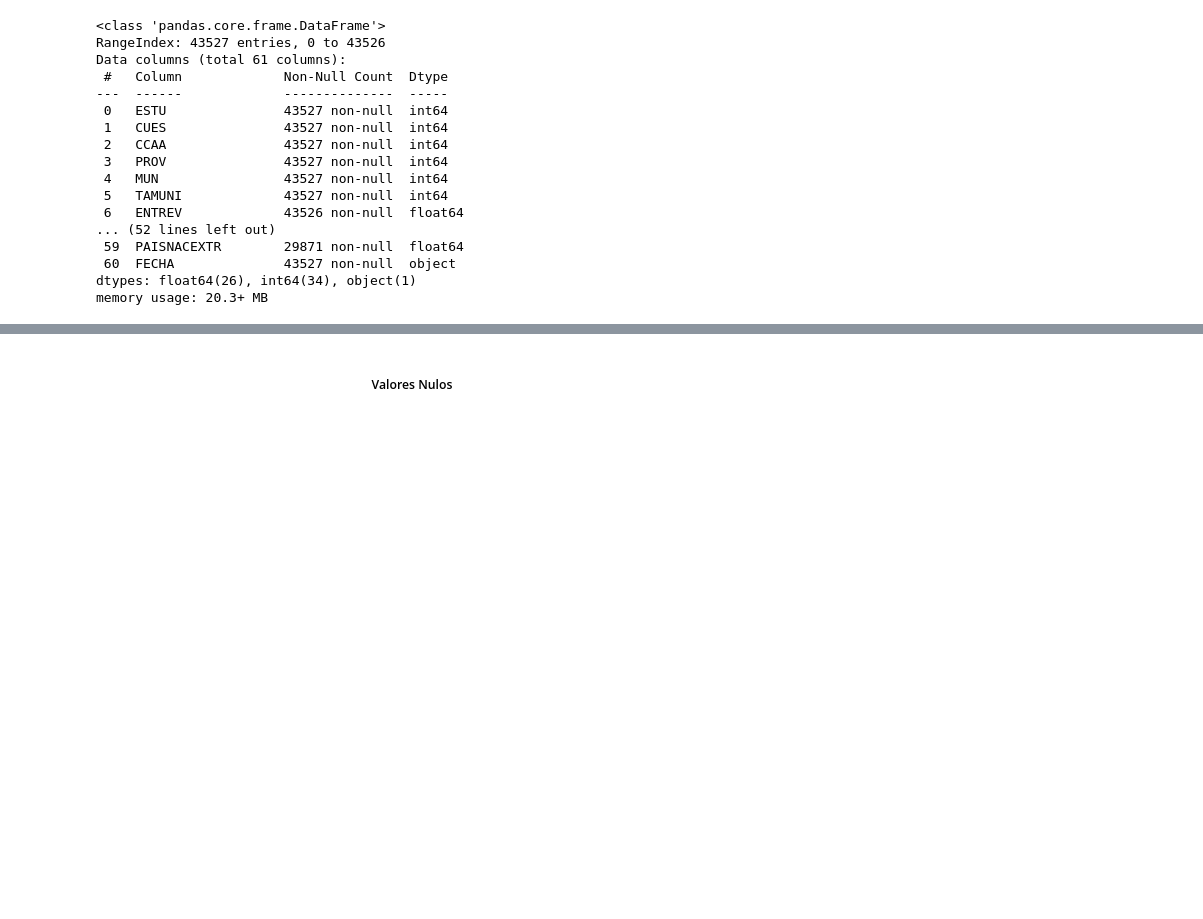
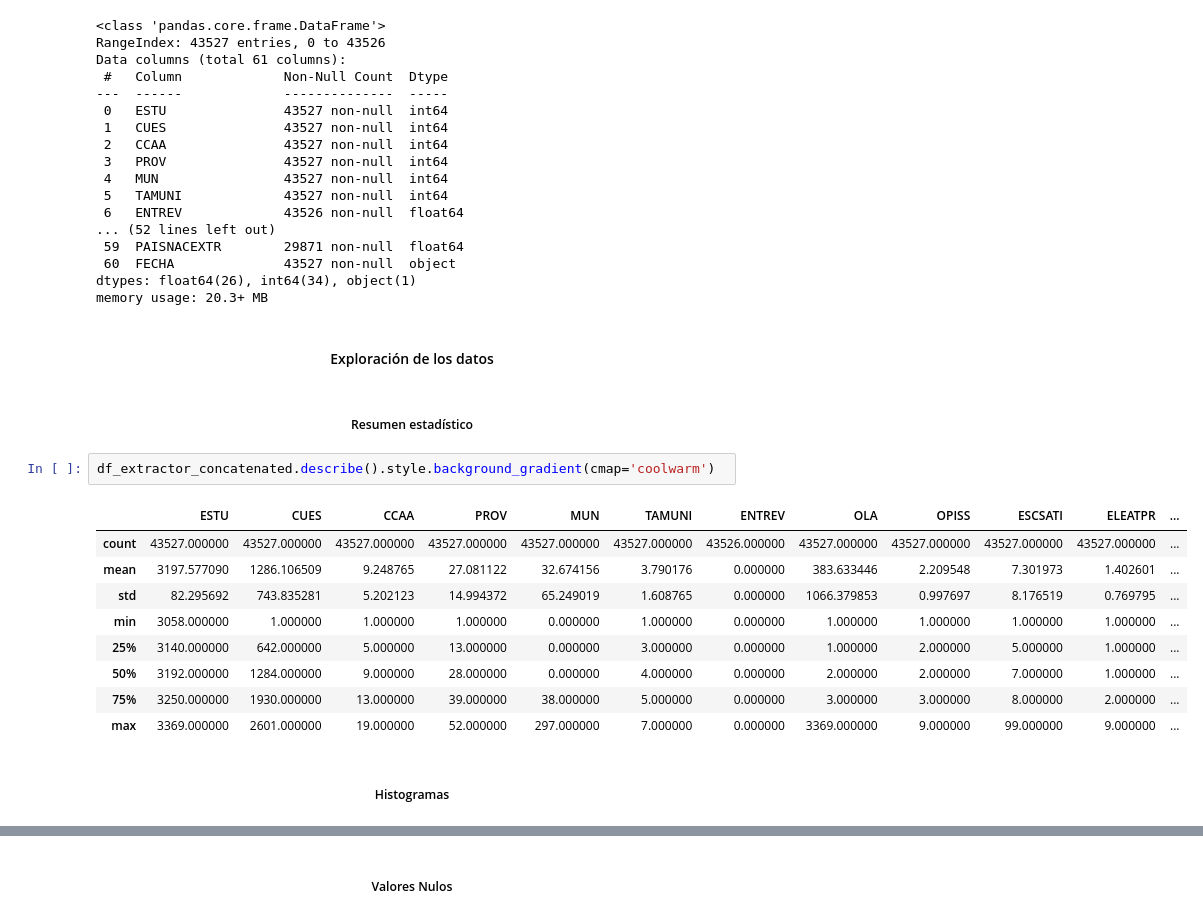
Before and after one commit to AmayaJ/TFG, a Jupyter notebook: amaya_tfg.ipynb, the cells around one changed output, grey strips where cells are left out. Saved outputs shown, nothing was run; the diff lists cells and outputs as text; blank space fills up the shorter version.

```diff
--- a/amaya_tfg.ipynb
+++ b/amaya_tfg.ipynb
@@ -486,3 +505,21 @@ Data columns (total 61 columns):
  60  FECHA              43527 non-null  object
 dtypes: float64(26), int64(34), object(1)
 memory usage: 20.3+ MB
+# %% [markdown]
+#### <center> Exploración de los datos
+# %% [markdown]
+##### <center> Resumen estadístico
+# %%
+df_extractor_concatenated.describe().style.background_gradient(cmap='coolwarm')
+# %% [output]
+|  | ESTU | CUES | CCAA | PROV | MUN | TAMUNI | ENTREV | OLA | OPISS | ESCSATI | ELEATPR | ... |
+| count | 43527.000000 | 43527.000000 | 43527.000000 | 43527.000000 | 43527.000000 | 43527.000000 | 43526.000000 | 43527.000000 | 43527.000000 | 43527.000000 | 43527.000000 | ... |
+| mean | 3197.577090 | 1286.106509 | 9.248765 | 27.081122 | 32.674156 | 3.790176 | 0.000000 | 383.633446 | 2.209548 | 7.301973 | 1.402601 | ... |
+| std | 82.295692 | 743.835281 | 5.202123 | 14.994372 | 65.249019 | 1.608765 | 0.000000 | 1066.379853 | 0.997697 | 8.176519 | 0.769795 | ... |
+| min | 3058.000000 | 1.000000 | 1.000000 | 1.000000 | 0.000000 | 1.000000 | 0.000000 | 1.000000 | 1.000000 | 1.000000 | 1.000000 | ... |
+| 25% | 3140.000000 | 642.000000 | 5.000000 | 13.000000 | 0.000000 | 3.000000 | 0.000000 | 1.000000 | 2.000000 | 5.000000 | 1.000000 | ... |
+| 50% | 3192.000000 | 1284.000000 | 9.000000 | 28.000000 | 0.000000 | 4.000000 | 0.000000 | 2.000000 | 2.000000 | 7.000000 | 1.000000 | ... |
+| 75% | 3250.000000 | 1930.000000 | 13.000000 | 39.000000 | 38.000000 | 5.000000 | 0.000000 | 3.000000 | 3.000000 | 8.000000 | 2.000000 | ... |
+| max | 3369.000000 | 2601.000000 | 19.000000 | 52.000000 | 297.000000 | 7.000000 | 0.000000 | 3369.000000 | 9.000000 | 99.000000 | 9.000000 | ... |
+# %% [markdown]
+##### <center> Histogramas
```
Also changed, not shown: parts of 48 cells of this notebook.
